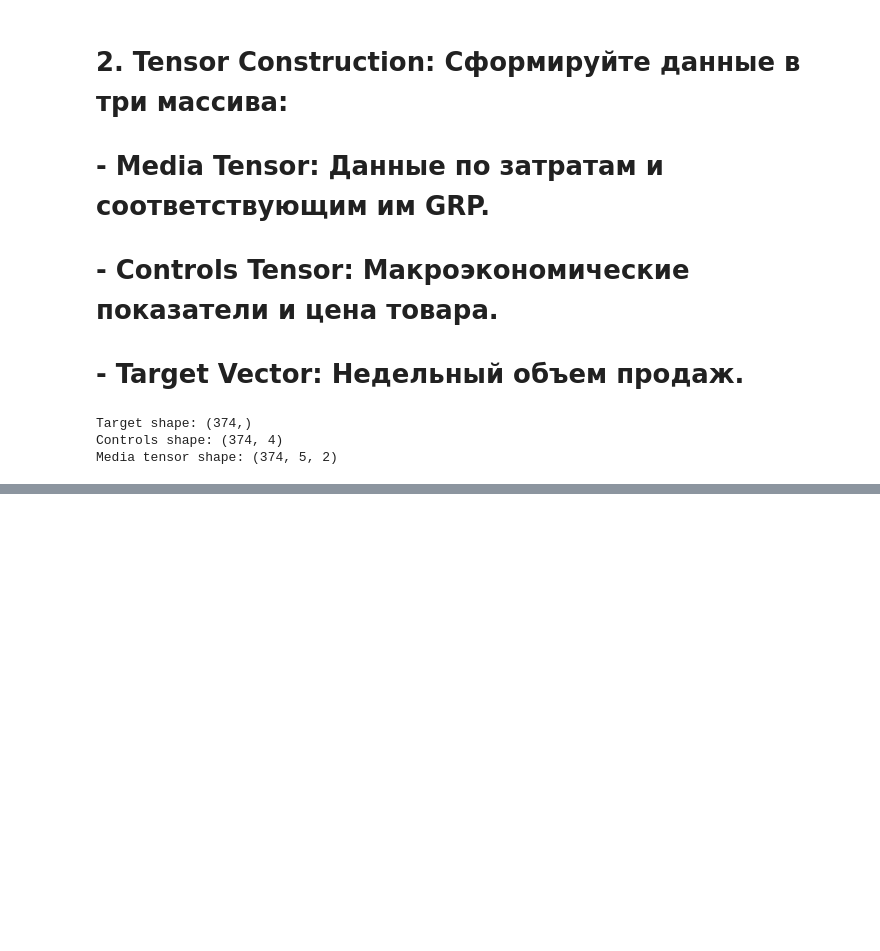
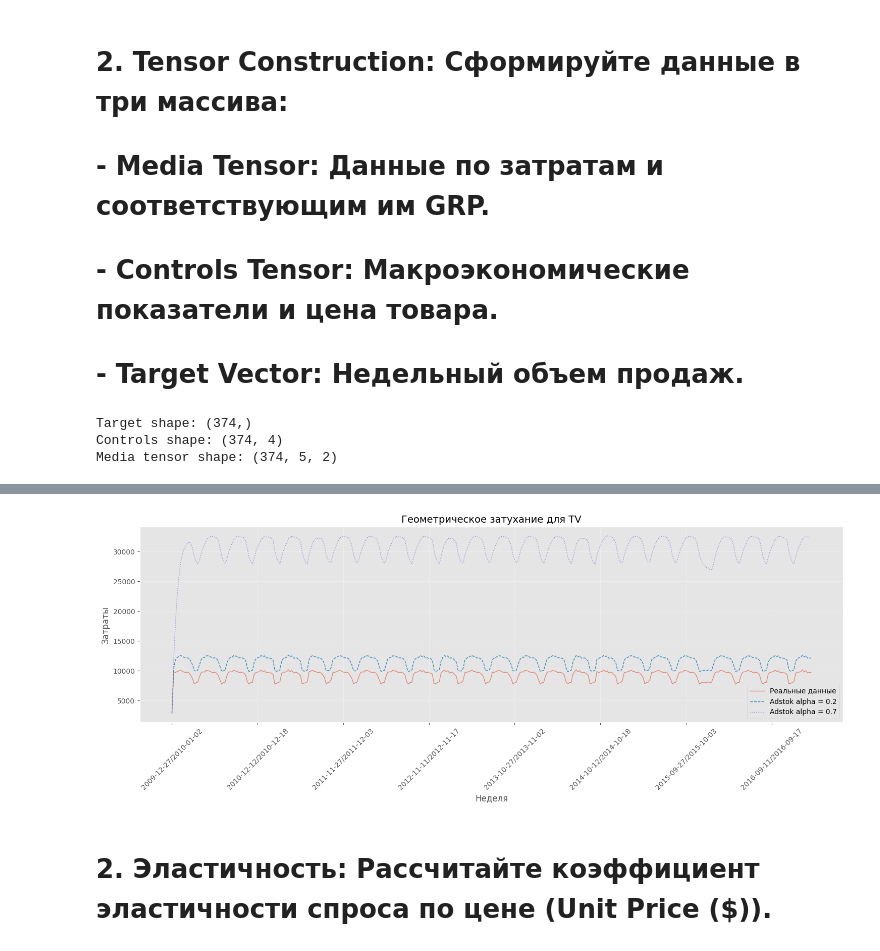
Before and after one commit to UlyanaLuzhkova/meridian-mmm-case, a Jupyter notebook: Desktop/meridian-mmm-case/notebooks/solution.ipynb, the cells around one changed output, grey strips where cells are left out. Cells and saved outputs as stored; diff of their text form; code cells hidden in the pictures; blank space fills up the shorter version.

```diff
--- a/Desktop/meridian-mmm-case/notebooks/solution.ipynb
+++ b/Desktop/meridian-mmm-case/notebooks/solution.ipynb
@@ -260,0 +265,36 @@ Media tensor shape: (374, 5, 2)
+# %%
+def geometric_adstok(X, alpha):
+    n = len(X)
+    A = np.zeros(n)
+    A[0] = X[0]
+    for t in range(1, n):
+        A[t] = X[t] + alpha * A[t - 1]
+    return A
+
+tv_spend = weekly['Advertising Expenses(TV)'].values
+
+adstok_02 = geometric_adstok(tv_spend, 0.2)
+adstok_07 = geometric_adstok(tv_spend, 0.7)
+
+plt.figure(figsize = (15, 6))
+weeks_index = np.arange(len(weekly))
+
+plt.plot(weeks_index, tv_spend, label = 'Реальные данные', alpha = 0.6, linewidth = 1)
+plt.plot(weeks_index, adstok_02, label = 'Adstok alpha = 0.2', linestyle = '--', linewidth = 1)
+plt.plot(weeks_index, adstok_07, label = 'Adstok alpha = 0.7', linestyle = ':', linewidth = 1)
+
+xticks_positions = np.arange(0, len(weekly), 50)
+xticks_labels = [str(weekly['WEEK'].iloc[i]) for i in xticks_positions]
+plt.xticks(xticks_positions, xticks_labels, rotation=45)
+
+plt.legend()
+plt.title('Геометрическое затухание для TV', fontsize = 14)
+plt.xlabel('Неделя')
+plt.ylabel('Затраты')
+plt.grid(True, alpha = 0.3)
+plt.tight_layout()
+plt.show()
+# %% [output]
+[figure, added]
+# %% [markdown]
+# 2. Эластичность: Рассчитайте коэффициент эластичности спроса по цене (Unit Price ($)).
```
Also changed, not shown: parts of 3 cells of this notebook.
